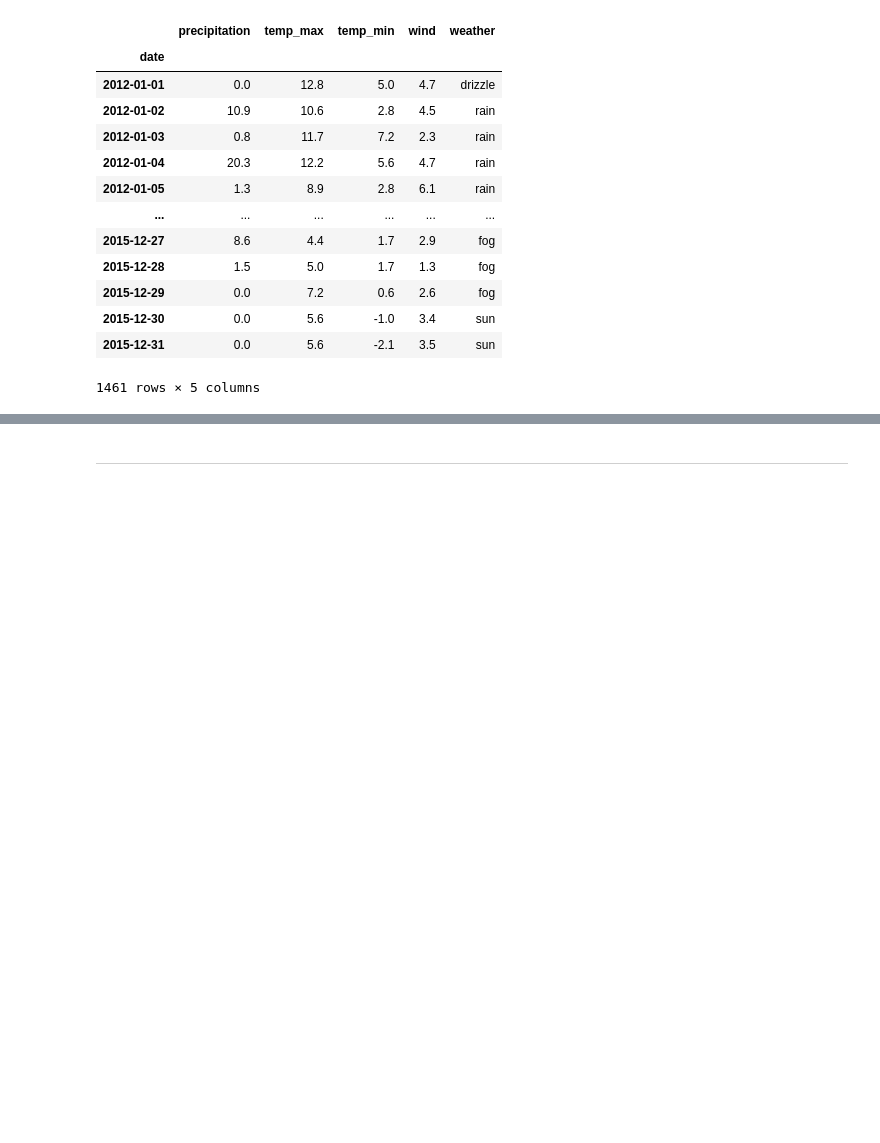
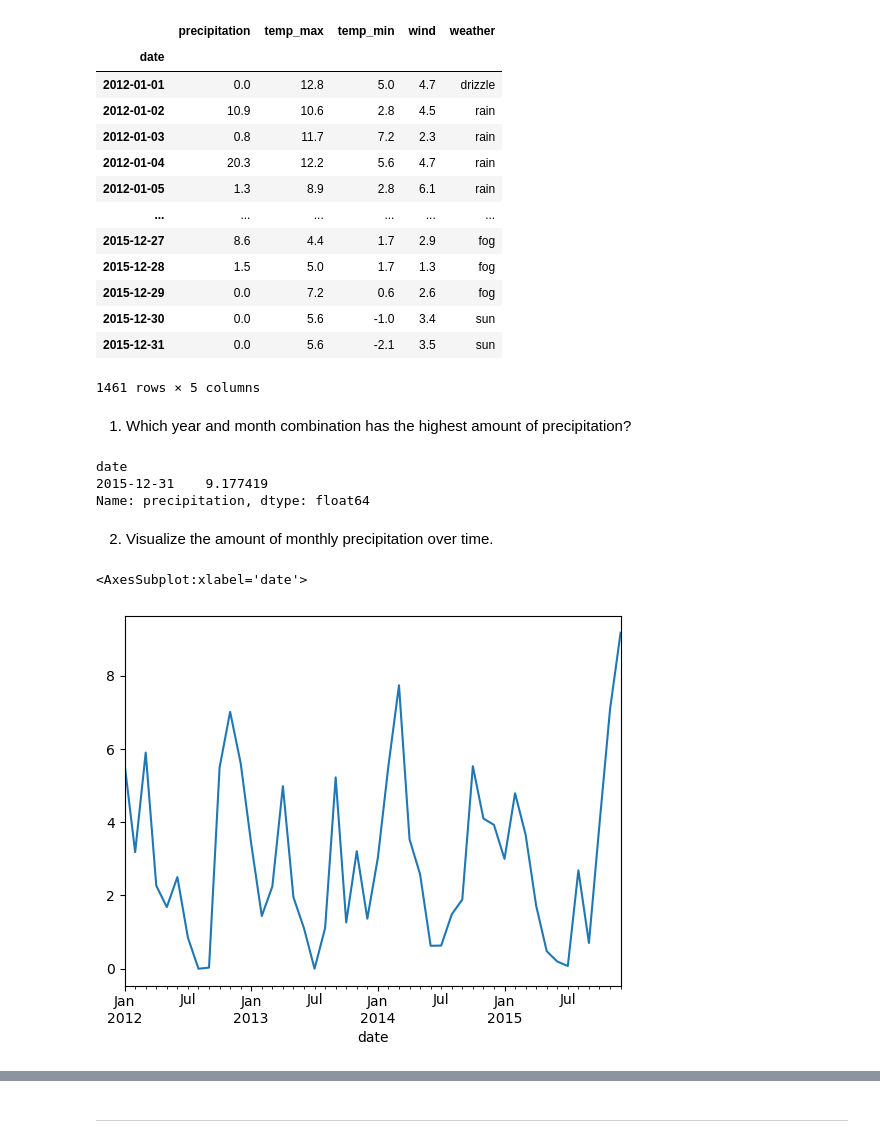
Before and after one commit to stephen-c-perry/time-series-exercises, a Jupyter notebook: datetime_exercises.ipynb, the cells around one changed output, grey strips where cells are left out. Cells and saved outputs as stored; diff of their text form; code cells hidden in the pictures; blank space fills up the shorter version.

```diff
--- a/datetime_exercises.ipynb
+++ b/datetime_exercises.ipynb
@@ -189,3 +175,21 @@ seattle.set_index('date').sort_index()
 | 2015-12-30 | 0.0 | 5.6 | -1.0 | 3.4 | sun |
 | 2015-12-31 | 0.0 | 5.6 | -2.1 | 3.5 | sun |
 1461 rows × 5 columns
+# %%
+seattle = seattle.set_index('date').sort_index()
+# %% [markdown]
+1) Which year and month combination has the highest amount of precipitation?
+# %%
+most_precipitation = seattle.precipitation.resample('M').mean().sort_values(ascending= False).head(1)
+most_precipitation
+# %% [output]
+date
+2015-12-31    9.177419
+Name: precipitation, dtype: float64
+# %% [markdown]
+2) Visualize the amount of monthly precipitation over time.
+# %%
+seattle.precipitation.resample('M').mean().plot()
+# %% [output]
+<AxesSubplot:xlabel='date'>
+[figure, added]
```
Also changed, not shown: parts of 16 cells of this notebook, 6 other files.
